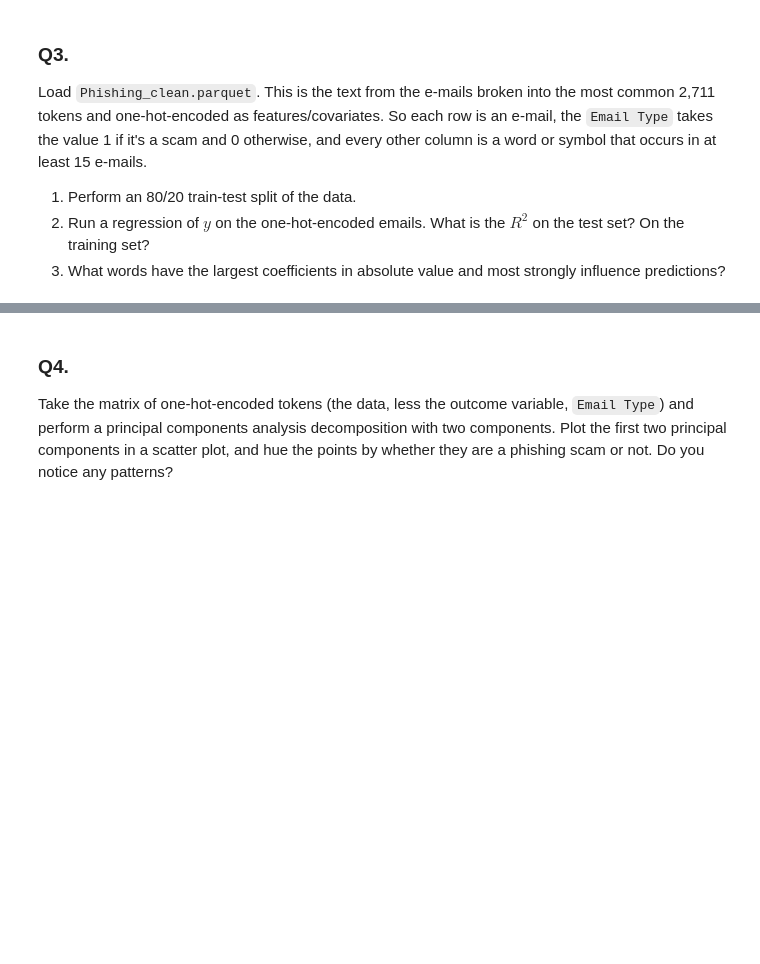
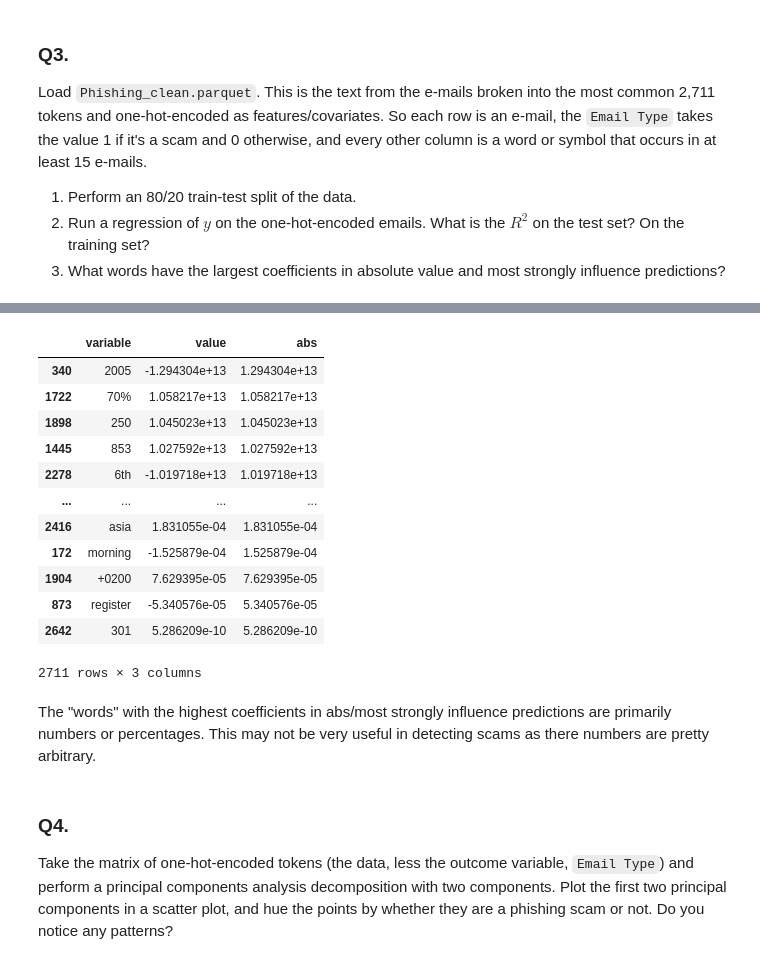
Before and after one commit to natalieassaad/PCA, a Jupyter notebook: 05_PCA/assignment.ipynb, the cells around one changed output, grey strips where cells are left out. Cells and saved outputs as stored; diff of their text form; code cells hidden in the pictures; blank space fills up the shorter version.

```diff
--- a/05_PCA/assignment.ipynb
+++ b/05_PCA/assignment.ipynb
@@ -93,3 +130,23 @@ Load `Phishing_clean.parquet`. This is the text from the e-mails broken into the
+# %%
+rdf = pd.DataFrame({'variable':lm.feature_names_in_ , 'value':lm.coef_})
+rdf['abs'] = np.abs(rdf['value'])
+rdf.sort_values('abs',ascending=False)
+# %% [output]
+|  | variable | value | abs |
+| 340 | 2005 | -1.294304e+13 | 1.294304e+13 |
+| 1722 | 70% | 1.058217e+13 | 1.058217e+13 |
+| 1898 | 250 | 1.045023e+13 | 1.045023e+13 |
+| 1445 | 853 | 1.027592e+13 | 1.027592e+13 |
+| 2278 | 6th | -1.019718e+13 | 1.019718e+13 |
+| ... | ... | ... | ... |
+| 2416 | asia | 1.831055e-04 | 1.831055e-04 |
+| 172 | morning | -1.525879e-04 | 1.525879e-04 |
+| 1904 | +0200 | 7.629395e-05 | 7.629395e-05 |
+| 873 | register | -5.340576e-05 | 5.340576e-05 |
+| 2642 | 301 | 5.286209e-10 | 5.286209e-10 |
+2711 rows × 3 columns
+# %% [markdown]
+The "words" with the highest coefficients in abs/most strongly influence predictions are primarily numbers or percentages. This may not be very useful in detecting scams as there numbers are pretty arbitrary.
 # %% [markdown]
 ### Q4.
 
```
Also changed, not shown: parts of 11 cells of this notebook.
